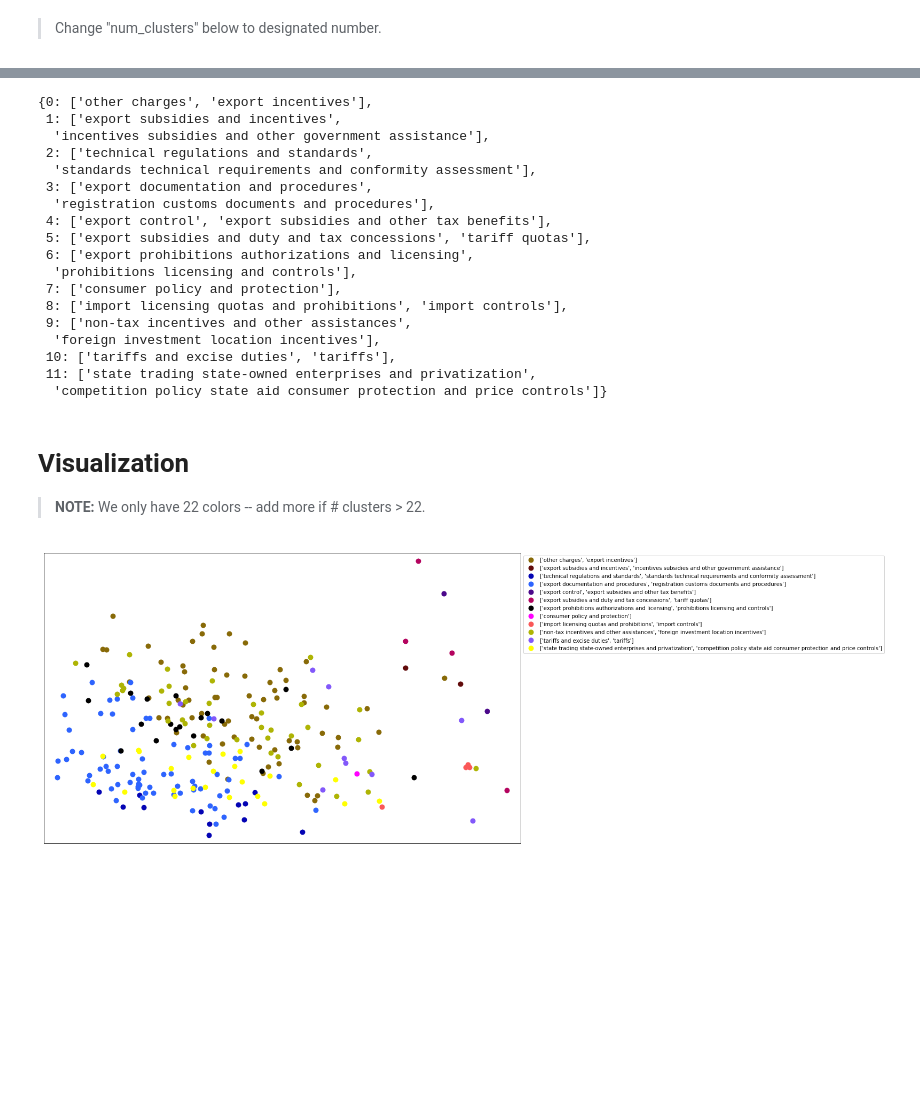
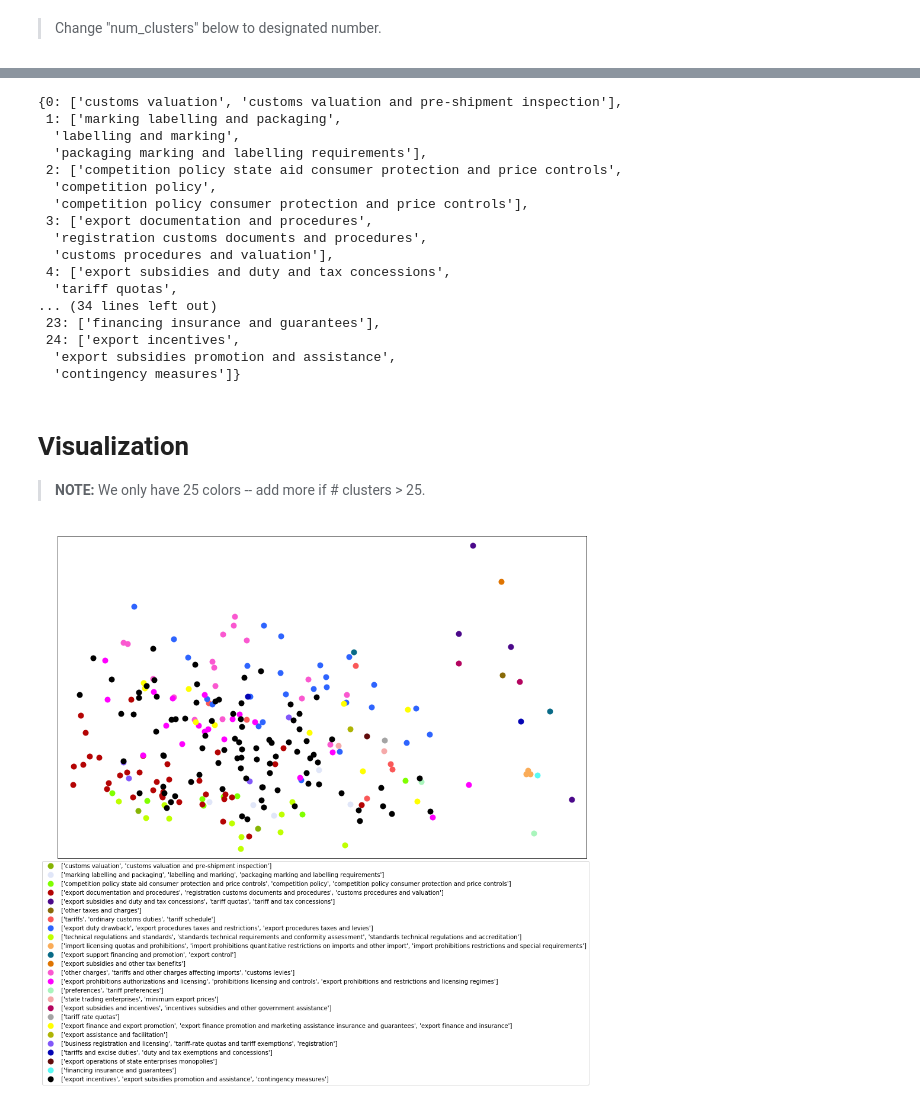
Before and after one commit to PaulLaliberte/jupyter_notebooks, a Jupyter notebook: columbia/ARE_trade_and_development/clustering.ipynb, the cells around one changed output, grey strips where cells are left out. Cells and saved outputs as stored; diff of their text form; code cells hidden in the pictures; blank space fills up the shorter version.

Commit message:
ARE - clustering

```diff
--- a/columbia/ARE_trade_and_development/clustering.ipynb
+++ b/columbia/ARE_trade_and_development/clustering.ipynb
@@ -73,7 +73,7 @@ array([[ -2.22044605e-16,   6.78987591e-01,   6.31104700e-01, ...,
 # %% [markdown]
 >Change "num_clusters" below to designated number.
 # %%
-num_clusters = 12
+num_clusters = 25
 
 km = KMeans(n_clusters=num_clusters, random_state=2)
 #km = GaussianMixture(n_components=1)
@@ -121,18 +121,24 @@ c_counter = 0
 names = list(df['section_names'].values)
 clus = list(df['clusters'].values)
 
-for i in range(num_clusters):
-    print("Cluster %d:" % i, end='')
+with open('25_cluster.txt', 'w') as f:
+    for i in range(num_clusters):
+        print("Cluster %d:" % i, end='')
+        f.write("Cluster %d:" % i)
 
-    s_list = []
+        s_list = []
 
-    for c in range(len(clus)):
-        if clus[c] == i:
-            print(' %s,' % names[c], end='')
-            s_list.append(names[c])
+        for c in range(len(clus)):
+            if clus[c] == i:
+                print(' %s,' % names[c], end='')
+                f.write(' %s,' % names[c])
+                s_list.append(names[c])
 
-    cluster_samples[c_counter] = s_list[:2]
-    c_counter+=1
+        cluster_samples[c_counter] = s_list[:3]
+        c_counter+=1
 
-    print('\n')
+        print('\n')
+        f.write('\n\n')
+
+f.close()
 # %% [output]
@@ -156,28 +162,27 @@ Cluster 11: state trading state-owned enterprises and privatization, competition
 # %%
 cluster_samples
 # %% [output]
-{0: ['other charges', 'export incentives'],
- 1: ['export subsidies and incentives',
-  'incentives subsidies and other government assistance'],
- 2: ['technical regulations and standards',
-  'standards technical requirements and conformity assessment'],
+{0: ['customs valuation', 'customs valuation and pre-shipment inspection'],
+ 1: ['marking labelling and packaging',
+  'labelling and marking',
+  'packaging marking and labelling requirements'],
+ 2: ['competition policy state aid consumer protection and price controls',
+  'competition policy',
+  'competition policy consumer protection and price controls'],
  3: ['export documentation and procedures',
-  'registration customs documents and procedures'],
- 4: ['export control', 'export subsidies and other tax benefits'],
- 5: ['export subsidies and duty and tax concessions', 'tariff quotas'],
- 6: ['export prohibitions authorizations and licensing',
-  'prohibitions licensing and controls'],
- 7: ['consumer policy and protection'],
- 8: ['import licensing quotas and prohibitions', 'import controls'],
- 9: ['non-tax incentives and other assistances',
-  'foreign investment location incentives'],
- 10: ['tariffs and excise duties', 'tariffs'],
- 11: ['state trading state-owned enterprises and privatization',
-  'competition policy state aid consumer protection and price controls']}
+  'registration customs documents and procedures',
+  'customs procedures and valuation'],
+ 4: ['export subsidies and duty and tax concessions',
+  'tariff quotas',
+... (34 lines left out)
+ 23: ['financing insurance and guarantees'],
+ 24: ['export incentives',
+  'export subsidies promotion and assistance',
+  'contingency measures']}
 # %% [markdown]
 # Visualization
 
->**NOTE:** We only have 22 colors -- add more if # clusters > 22.
+>**NOTE:** We only have 25 colors -- add more if # clusters > 25.
 # %%
 import random
 
@@ -194,7 +199,8 @@ xs, ys = points[:, 0], points[:, 1]
 possible_colors = ['#FA5858', '#B40404', '#610B0B', '#FAAC58', '#DF7401', '#FFFF00',
                    '#AEB404', '#BFFF00', '#86B404', '#80FF00', '#58FAF4', '#086A87',
                    '#2E64FE', '#0404B4', '#8258FA', '#4B088A', '#FF00FF', '#B4045F',
-                   '#FA58D0', '#A4A4A4', '#000000', '#886A08']
+                   '#FA58D0', '#A4A4A4', '#000000', '#886A08', '#A9F5BC', '#F5A9A9',
+                   '#E0E6F8']
 
 #names are the dict from above: cluster_samples
 cluster_colors = {}
@@ -210,21 +216,23 @@ while len(cluster_colors) < num_clusters:
 # %%
 %matplotlib inline
 df_vals = pd.DataFrame(dict(x=xs, y=ys, label=clusters, title=section_names))
 groups = df_vals.groupby('label')
 
 fig, ax = plt.subplots(figsize=(16, 10))
 ax.margins(0.03)
 
 for name, group in groups:
     ax.plot(group.x, group.y, marker='o', linestyle='', ms=10,
             label=cluster_samples[name], color=cluster_colors[name], mec='none')
 
     ax.set_aspect('auto')
     ax.tick_params(bottom='off', top='off', labelbottom='off')
     ax.tick_params(left='off', top='off', labelleft='off')
 
-plt.legend(bbox_to_anchor=(1, 1))
+plt.legend(bbox_to_anchor=(1.01, 0))
+
+plt.savefig('25_cluster.png', bbox_inches='tight')
 
 plt.show()
 # %% [output]
-[figure, old version]
+[figure, new version]
```
Also changed, not shown: parts of 3 cells of this notebook.
